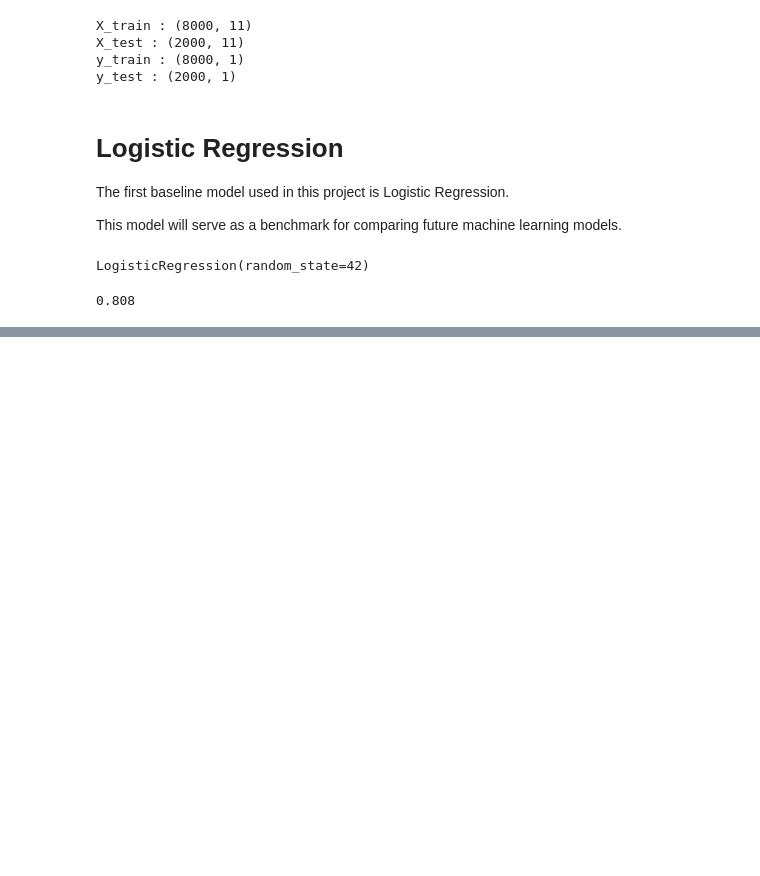
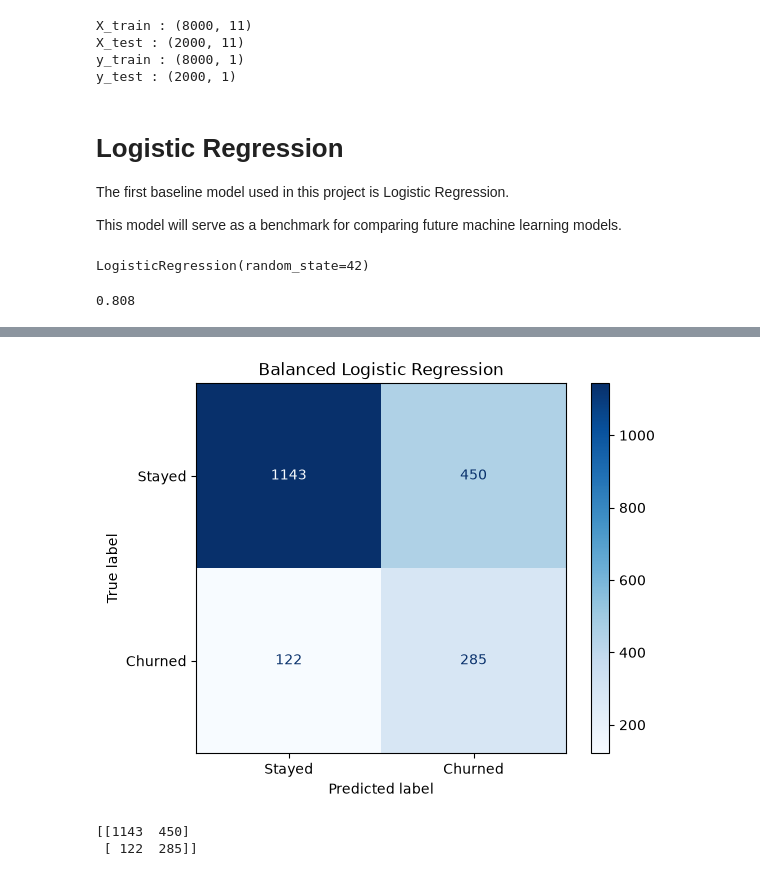
Before and after one commit to dattaemon247-art/customer-churn-prediction, a Jupyter notebook: notebooks/04_model_training.ipynb, the cells around one changed output, grey strips where cells are left out. Cells and saved outputs as stored; diff of their text form; code cells hidden in the pictures; blank space fills up the shorter version.

Commit message:
Improved the performence of logistic regression model

```diff
--- a/notebooks/04_model_training.ipynb
+++ b/notebooks/04_model_training.ipynb
@@ -69,0 +145,10 @@ print(accuracy)
+# %%
+lr_model_balanced = LogisticRegression(
+    random_state=42,
+    class_weight="balanced"
+)
+
+lr_model_balanced.fit(
+    X_train,
+    y_train.values.ravel()
+)
@@ -69,0 +157,3 @@ print(accuracy)
+# %%
+y_pred_balanced = lr_model_balanced.predict(X_test)
+y_pred_prob_balanced = lr_model_balanced.predict_proba(X_test)[:,1]
@@ -69,0 +212,23 @@ print(accuracy)
+# %%
+cm = confusion_matrix(
+    y_test,
+    y_pred_balanced
+)
+
+disp = ConfusionMatrixDisplay(
+    confusion_matrix=cm,
+    display_labels=["Stayed", "Churned"]
+)
+
+disp.plot(cmap="Blues")
+
+plt.title("Balanced Logistic Regression")
+
+plt.show()
+# %% [output]
+[figure, added]
+# %%
+print(cm)
+# %% [output]
+[[1143  450]
+ [ 122  285]]
```
Also changed, not shown: parts of 13 cells of this notebook.
